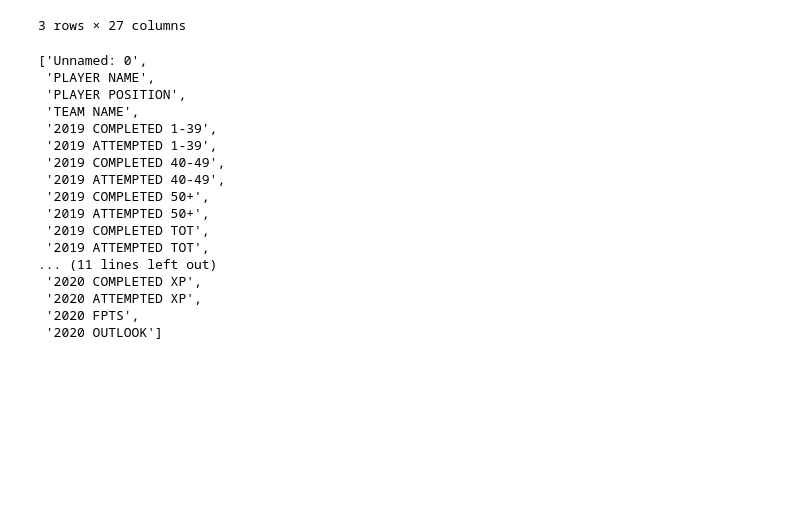
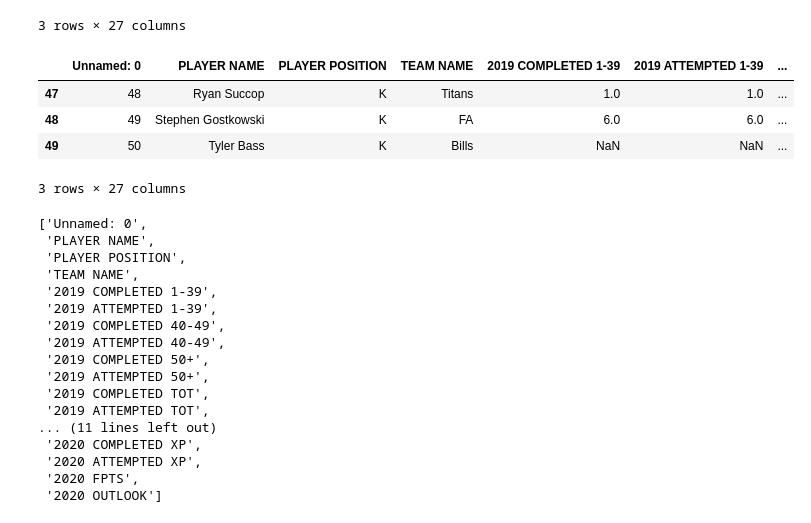
Before and after one commit to oconnorac/fantasy-football-success-predictor, a Jupyter notebook: cleaning/cleaning-kickers.ipynb, the cells around one changed output. Cells and saved outputs as stored; diff of their text form; code cells hidden in the pictures; blank space fills up the shorter version.

Commit message:
updated ipynb with cleaned kicker data

```diff
--- a/cleaning/cleaning-kickers.ipynb
+++ b/cleaning/cleaning-kickers.ipynb
@@ -20,4 +31,12 @@ df.head(3) # look at the first 3 rows of the kicker dataset
 | 1 | 2 | Wil Lutz | K | Saints | 16.0 | 16.0 | ... |
 | 2 | 3 | Justin Tucker | K | Ravens | 17.0 | 17.0 | ... |
 3 rows × 27 columns
+# %%
+df.tail(3) # look at the last 3 rows of the kicker dataset
+# %% [output]
+|  | Unnamed: 0 | PLAYER NAME | PLAYER POSITION | TEAM NAME | 2019 COMPLETED 1-39 | 2019 ATTEMPTED 1-39 | ... |
+| 47 | 48 | Ryan Succop | K | Titans | 1.0 | 1.0 | ... |
+| 48 | 49 | Stephen Gostkowski | K | FA | 6.0 | 6.0 | ... |
+| 49 | 50 | Tyler Bass | K | Bills | NaN | NaN | ... |
+3 rows × 27 columns
 # %%
```
Also changed, not shown: parts of 22 cells of this notebook, 5 other files.
